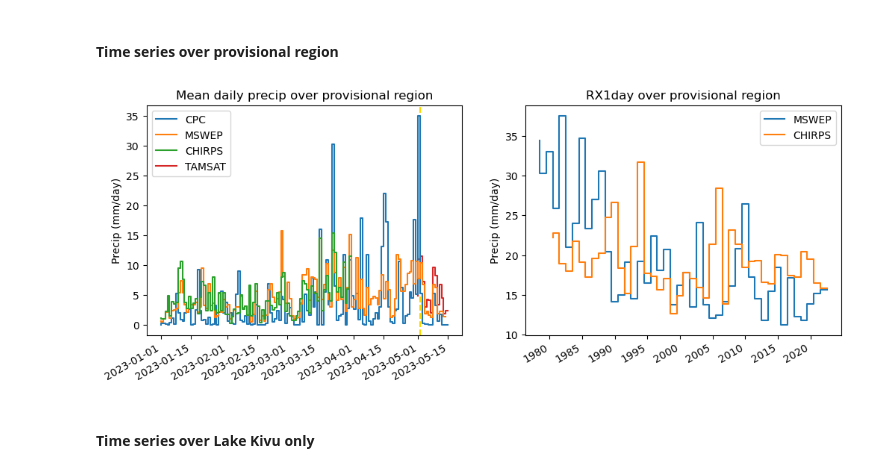
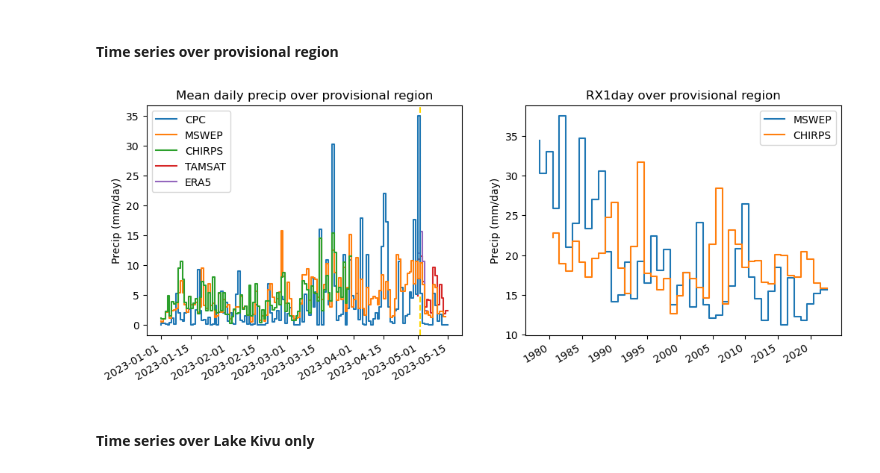
Before and after one commit to clairbarnes/wwa-archive, a Jupyter notebook: 23-04_CAfr-flood/CAfr-flood_00_working.ipynb, the cells around one changed output. Drawn from its saved outputs; the diff is of its cells as text; code cells hidden in the pictures.

```diff
--- a/23-04_CAfr-flood/CAfr-flood_00_working.ipynb
+++ b/23-04_CAfr-flood/CAfr-flood_00_working.ipynb
@@ -159,8 +168,8 @@ sf = gpd.read_file("sf_provisional")
 # %%
 plot_kwargs = {"cmap" : "YlGnBu", "vmin" : 0, "add_colorbar" : False}
 
-for i in range(3):
-    da_name = ["MSWEP", "CPC", "TAMSAT"][i]
+for i in range(4):
+    da_name = ["MSWEP", "CPC", "TAMSAT", "ERA5"][i]
     da = eval(da_name.lower())
     vmax = 110
 
@@ -168,10 +177,10 @@ for i in range(3):
     plt.subplots_adjust(wspace = 0.05)
     plt.suptitle(da_name, fontsize='x-large', fontweight = "bold")
 
-sf_provisional/r j in range(4):
+    for j in range(4):
         ax = axs[j]
         cbar = da.sel(time = "2023-05-0"+str(j+1)).plot(ax = ax, vmax = vmax, **plot_kwargs)
-        sf.plot(ax = ax, color = "darkred")
+        sf.boundary.plot(ax = ax, color = "darkred")
         ax.add_feature(cartopy.feature.LAKES, color = "blue", alpha = 0.2)
         ax.add_feature(cartopy.feature.RIVERS, color = "blue", alpha = 0.2)
         ax.gridlines(crs=cartopy.crs.PlateCarree(), linewidth=0.5, color='black', draw_labels=["bottom"], alpha=0.1, xlocs = np.arange(20,40,2), ylocs = range(-6,6,2))
@@ -186,44 +195,46 @@ mswep = xr.open_mfdataset("data/mswep_daily_26_33_-6_5_*.nc").precip.load()
 cpc = xr.open_dataset("data/cpc_daily_26_33_-6_5.nc").precip
 tamsat = xr.open_dataset("data/01-tamsatDaily.v3.1-1682895600-1688166000_26.0_33.0_-6.0_5.0.nc").rfe_filled.load().dropna("time", "all")
 chirps = xr.open_dataset("data/chirps_daily_26_33_-6_5.nc").precip.dropna("time", "all")
+era5 = xr.open_dataset("data/era5_daily_26_33_-6_5.nc").precip
 
 sf = gpd.read_file("sf_provisional")
 # %% [markdown]
 #### **Time series over provisional region**
 # %%
-mswep_prov, cpc_prov, chirps_prov, tamsat_prov = [da.where(regionmask.mask_3D_geopandas(sf, da.lon, da.lat).squeeze(drop = True) == 1).mean(["lat", "lon"]) for da in [mswep, cpc, chirps, tamsat]]
+mswep_prov, cpc_prov, chirps_prov, tamsat_prov, era5_prov = [da.where(regionmask.mask_3D_geopandas(sf, da.lon, da.lat).squeeze(drop = True) == 1).mean(["lat", "lon"]) for da in [mswep, cpc, chirps, tamsat, era5]]
-# %%
-fig, axs = plt.subplots(ncols = 2, figsize = (12,4), dpi = 100)
-
-#~~~~~~~~~~~~~~~~~~~~~~~~~~~~~~~~~~~~~~~~~~~~~~~~~~~~~~~~~~~~~~~~~~~~~~~~~~~~~~~~~~~~~~~~~~~~~~~~~~~~~~
-
-cpc_prov.sel(time = "2023").plot(ax = axs[0], label = "CPC", drawstyle = "steps")
-mswep_prov.sel(time = "2023").plot(ax = axs[0], label = "MSWEP", drawstyle = "steps")
-chirps_prov.sel(time = "2023").plot(ax = axs[0], label = "CHIRPS", drawstyle = "steps")
-tamsat_prov.sel(time = "2023").plot(ax = axs[0], label = "TAMSAT", drawstyle = "steps", zorder = -9)
-
-axs[0].set_title("Mean daily precip over provisional region")
-axs[0].axvline(np.datetime64("2023-05-02"), ls = "--", color = "gold", zorder = -99)
-axs[0].legend()
-
-#~~~~~~~~~~~~~~~~~~~~~~~~~~~~~~~~~~~~~~~~~~~~~~~~~~~~~~~~~~~~~~~~~~~~~~~~~~~~~~~~~~~~~~~~~~~~~~~~~~~~~~
-
-mswep_prov.resample(time = "AS-JUL").max().plot(label = "MSWEP", drawstyle = "steps")
-chirps_prov.resample(time = "AS-JUL").max().plot(label = "CHIRPS", drawstyle = "steps")
-# tamsat_prov.resample(time = "AS-JUL").max().plot(label = "TAMSAT", drawstyle = "steps")
-
-axs[1].legend()
-axs[1].set_title("RX1day over provisional region")
-
-#~~~~~~~~~~~~~~~~~~~~~~~~~~~~~~~~~~~~~~~~~~~~~~~~~~~~~~~~~~~~~~~~~~~~~~~~~~~~~~~~~~~~~~~~~~~~~~~~~~~~~~
-
-for ax in axs:
-    ax.set_xlabel("")
-    ax.set_ylabel("Precip (mm/day)")
-
-plt.savefig("fig/provisional-region_timeseries.png")
-# %% [output]
-[figure, removed]
+# %%
+fig, axs = plt.subplots(ncols = 2, figsize = (12,4), dpi = 100)
+
+#~~~~~~~~~~~~~~~~~~~~~~~~~~~~~~~~~~~~~~~~~~~~~~~~~~~~~~~~~~~~~~~~~~~~~~~~~~~~~~~~~~~~~~~~~~~~~~~~~~~~~~
+
+cpc_prov.sel(time = "2023").plot(ax = axs[0], label = "CPC", drawstyle = "steps")
+mswep_prov.sel(time = "2023").plot(ax = axs[0], label = "MSWEP", drawstyle = "steps")
+chirps_prov.sel(time = "2023").plot(ax = axs[0], label = "CHIRPS", drawstyle = "steps")
+tamsat_prov.sel(time = "2023").plot(ax = axs[0], label = "TAMSAT", drawstyle = "steps", zorder = -9)
+era5_prov.sel(time = "2023").plot(ax = axs[0], label = "ERA5", drawstyle = "steps", zorder = -9)
+
+axs[0].set_title("Mean daily precip over provisional region")
+axs[0].axvline(np.datetime64("2023-05-02"), ls = "--", color = "gold", zorder = -99)
+axs[0].legend()
+
+#~~~~~~~~~~~~~~~~~~~~~~~~~~~~~~~~~~~~~~~~~~~~~~~~~~~~~~~~~~~~~~~~~~~~~~~~~~~~~~~~~~~~~~~~~~~~~~~~~~~~~~
+
+mswep_prov.resample(time = "AS-JUL").max().plot(label = "MSWEP", drawstyle = "steps")
+chirps_prov.resample(time = "AS-JUL").max().plot(label = "CHIRPS", drawstyle = "steps")
+# tamsat_prov.resample(time = "AS-JUL").max().plot(label = "TAMSAT", drawstyle = "steps")
+
+axs[1].legend()
+axs[1].set_title("RX1day over provisional region")
+
+#~~~~~~~~~~~~~~~~~~~~~~~~~~~~~~~~~~~~~~~~~~~~~~~~~~~~~~~~~~~~~~~~~~~~~~~~~~~~~~~~~~~~~~~~~~~~~~~~~~~~~~
+
+for ax in axs:
+    ax.set_xlabel("")
+    ax.set_ylabel("Precip (mm/day)")
+
+plt.savefig("fig/provisional-region_timeseries.png")
+# %% [output]
+[figure, added]
 # %% [markdown]
 #### **Time series over Lake Kivu only**
 # %%
```
Also changed, not shown: parts of 11 cells of this notebook, 2 other files.
